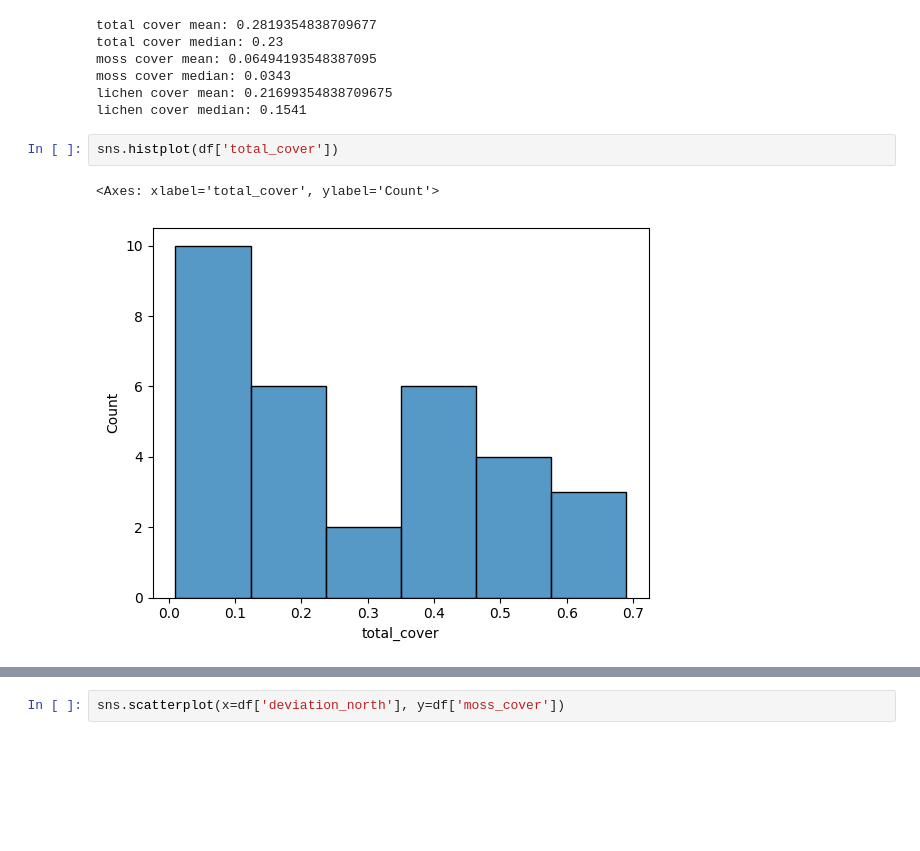
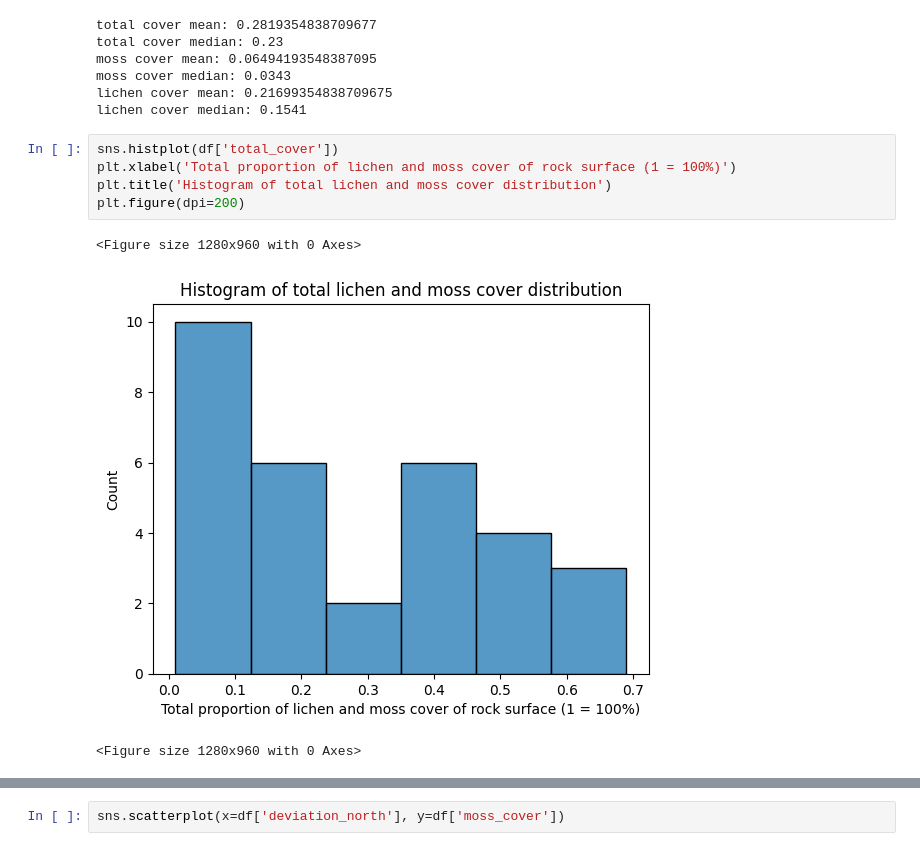
Before and after one commit to Sari-Parvillers/Vulnerable-Earth-TW1-2025, a Jupyter notebook: data_exploration.ipynb, the cells around one changed output, grey strips where cells are left out. Drawn from its saved outputs; the diff is of its cells as text; blank space fills up the shorter version.

```diff
--- a/data_exploration.ipynb
+++ b/data_exploration.ipynb
@@ -25,8 +25,12 @@ lichen cover mean: 0.21699354838709675
 lichen cover median: 0.1541
 # %%
 sns.histplot(df['total_cover'])
+plt.xlabel('Total proportion of lichen and moss cover of rock surface (1 = 100%)')
+plt.title('Histogram of total lichen and moss cover distribution')
+plt.figure(dpi=200)
 # %% [output]
-<Axes: xlabel='total_cover', ylabel='Count'>
+<Figure size 1280x960 with 0 Axes>
-[figure, old version]
+[figure, new version]
+<Figure size 1280x960 with 0 Axes>
 # %%
 sns.histplot(df['moss_cover'])
```
Also changed, not shown: parts of 15 cells of this notebook, 2 other files.
